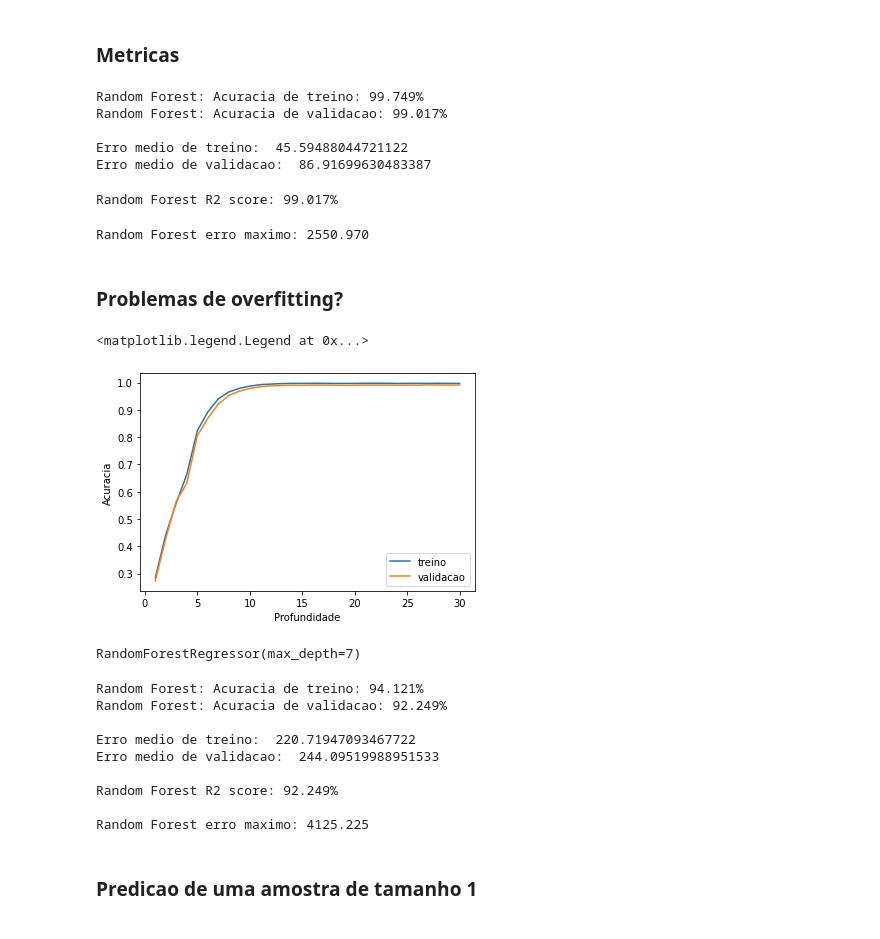
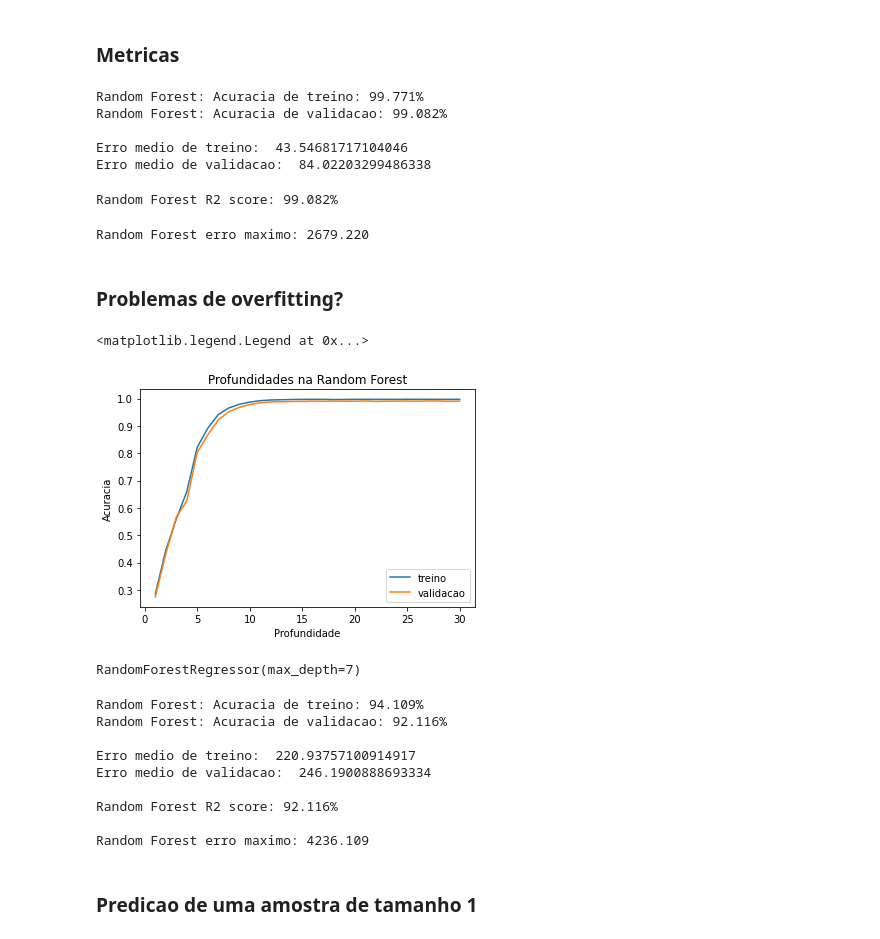
Before and after one commit to lademir/TP-Final-iNF420, a Jupyter notebook: TP_final.ipynb, the cells around one changed output. Cells and saved outputs as stored; diff of their text form; code cells hidden in the pictures.

```diff
--- a/TP_final.ipynb
+++ b/TP_final.ipynb
@@ -300,7 +304,3 @@ df.head()
 | 2 | 0 | 2 | 0 | 0 | 14 | 289700 | 4.83 | 2,156,624,900 | ... |
 | 3 | 0 | 2 | 1 | 5 | 1 | 21800 | 4.59 | 2,156,624,900 | ... |
 | 4 | 0 | 2 | 1 | 1 | 9 | 274300 | 3.28 | 2,156,624,900 | ... |
-# %%
-# Convertendo a columa de string para float
-
-df['gdp_for_year'] = df['gdp_for_year'].str.replace(',','').astype(float)
@@ -310,7 +330,7 @@ df['gdp_for_year'] = df['gdp_for_year'].str.replace(',','').astype(float)
 ### Separando o dataframe em teste e validacao
 # %%
 y = df["suicide_count"]
-X = df.drop(["suicide_rate", "gdp_for_year", "gdp_per_capita", "suicide_count", "generation"], axis=1)
+X = df.drop(["suicide_rate", "suicide_count", "generation", "gdp_for_year", "gdp_per_capita"], axis=1)
 
 
 print(y.shape)
@@ -383,11 +403,11 @@ print("Random Forest: Acuracia de validacao: {:.3f}%".format(acc_test_forest))
 print("\nErro medio de treino: ", rmse_train_forest)
 print("Erro medio de validacao: ", rmse_test_forest)
 # %% [output]
-Random Forest: Acuracia de treino: 99.749%
-Random Forest: Acuracia de validacao: 99.017%
+Random Forest: Acuracia de treino: 99.771%
+Random Forest: Acuracia de validacao: 99.082%
 
-Erro medio de treino:  45.59488044721122
-Erro medio de validacao:  86.91699630483387
+Erro medio de treino:  43.54681717104046
+Erro medio de validacao:  84.02203299486338
 # %%
 from sklearn.metrics import r2_score
 
@@ -395,7 +415,7 @@ r2score = r2_score(y_test, y_test_forest) * 100
 
 print("Random Forest R2 score: {:.3f}%".format(r2score))
 # %% [output]
-Random Forest R2 score: 99.017%
+Random Forest R2 score: 99.082%
 # %%
 from sklearn.metrics import max_error
 
@@ -403,4 +423,4 @@ maxError = max_error(y_test, y_test_forest)
 
 print("Random Forest erro maximo: {:.3f}".format(maxError))
 # %% [output]
-Random Forest erro maximo: 2550.970
+Random Forest erro maximo: 2679.220
@@ -409,22 +433,23 @@ Random Forest erro maximo: 2550.970
 # %%
 training_accuracy = []
 test_accuracy = []
 
 depth = range(1, 31)
 for n in depth:
     tree = RandomForestRegressor(max_depth=n)
     tree.fit(x_train, y_train)
     training_accuracy.append(tree.score(x_train, y_train))
     test_accuracy.append(tree.score(x_test, y_test))
 
 plt.plot(depth, training_accuracy, label="treino")
 plt.plot(depth, test_accuracy, label="validacao")
 plt.ylabel("Acuracia")
 plt.xlabel("Profundidade")
+plt.title("Profundidades na Random Forest")
 plt.legend()
 # %% [output]
 <matplotlib.legend.Legend at 0x...>
-[figure, old version]
+[figure, new version]
 # %%
 forest = RandomForestRegressor(max_depth=7)
 
@@ -459,15 +484,15 @@ maxError = max_error(y_test, y_test_forest)
 
 print("\nRandom Forest erro maximo: {:.3f}".format(maxError))
 # %% [output]
-Random Forest: Acuracia de treino: 94.121%
-Random Forest: Acuracia de validacao: 92.249%
+Random Forest: Acuracia de treino: 94.109%
+Random Forest: Acuracia de validacao: 92.116%
 
-Erro medio de treino:  220.71947093467722
-Erro medio de validacao:  244.09519988951533
+Erro medio de treino:  220.93757100914917
+Erro medio de validacao:  246.1900888693334
 
-Random Forest R2 score: 92.249%
+Random Forest R2 score: 92.116%
 
-Random Forest erro maximo: 4125.225
+Random Forest erro maximo: 4236.109
 # %%
 # Armazenando para comparacao
 
```
Also changed, not shown: parts of 18 cells of this notebook.
